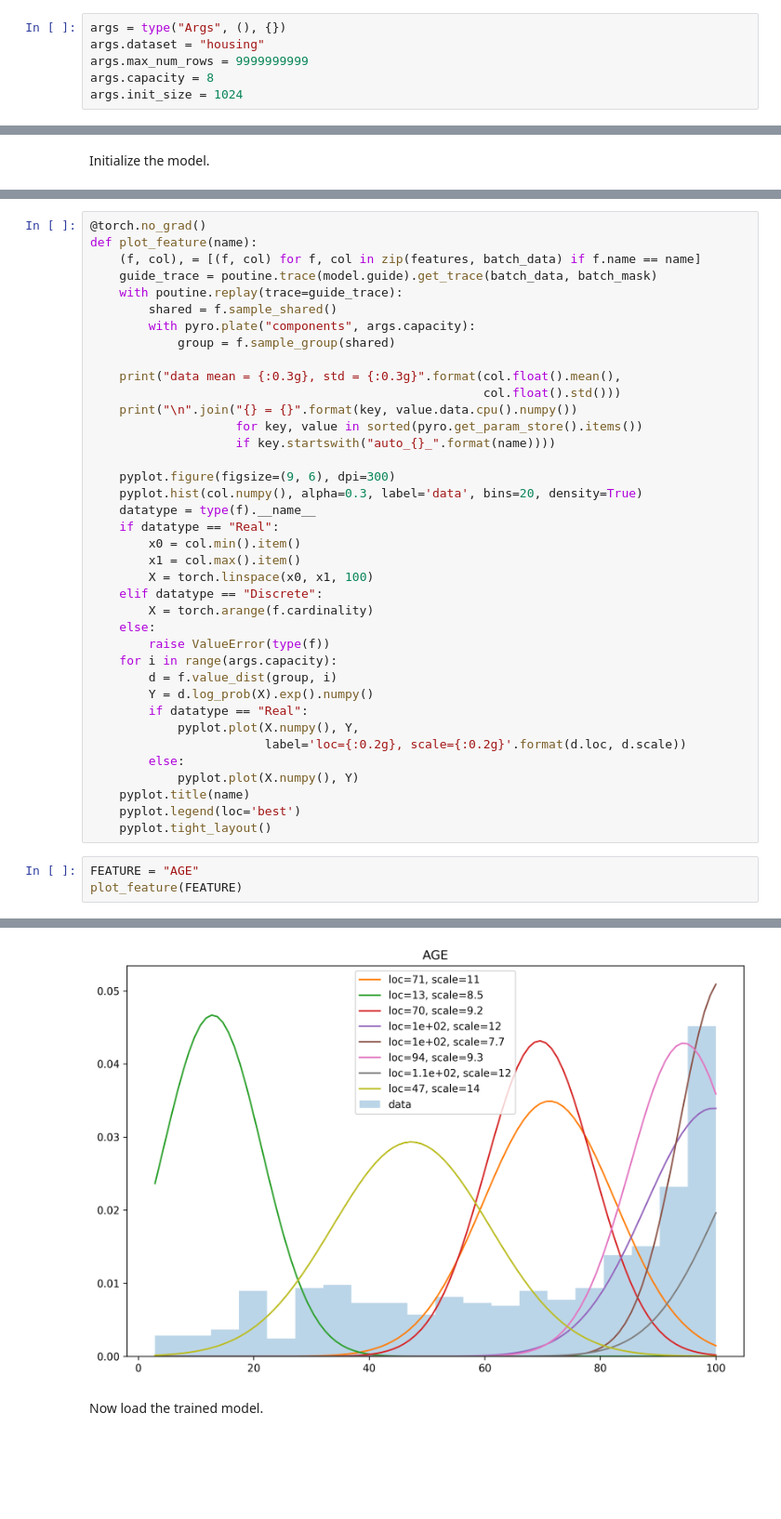
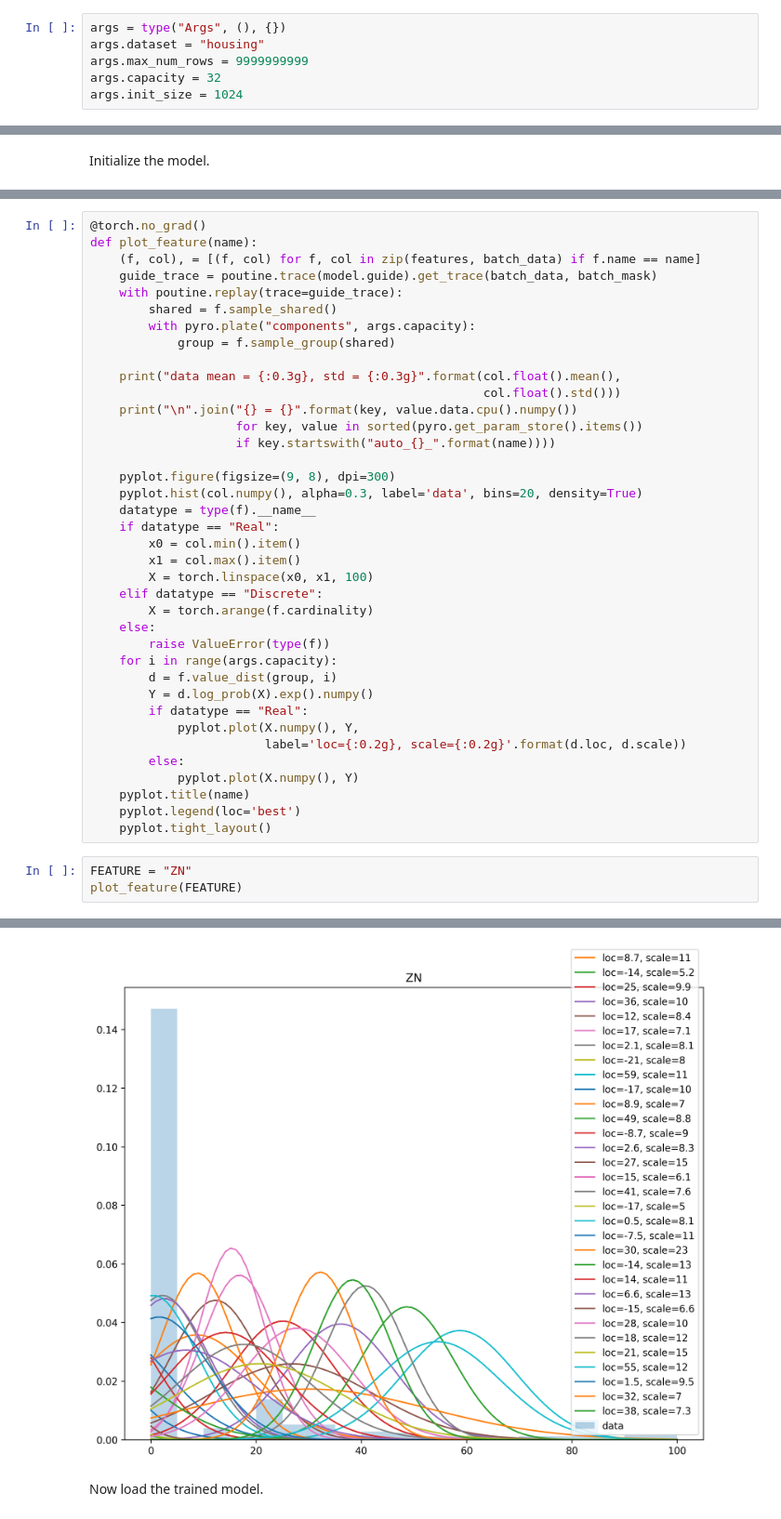
Before and after one commit to fritzo/treecat-exp, a Jupyter notebook: debug_feature_init.ipynb, the cells around one changed output, grey strips where cells are left out. Shown at 93% size. Cells and saved outputs as stored; diff of their text form; blank space fills up the shorter version.

```diff
--- a/debug_feature_init.ipynb
+++ b/debug_feature_init.ipynb
@@ -24,7 +24,7 @@ from matplotlib import pyplot
 args = type("Args", (), {})
 args.dataset = "housing"
 args.max_num_rows = 9999999999
-args.capacity = 8
+args.capacity = 32
 args.init_size = 1024
 # %% [markdown]
 Load data.
@@ -98,7 +98,7 @@ def plot_feature(name):
                     for key, value in sorted(pyro.get_param_store().items())
                     if key.startswith("auto_{}_".format(name))))
 
-    pyplot.figure(figsize=(9, 6), dpi=300)
+    pyplot.figure(figsize=(9, 8), dpi=300)
     pyplot.hist(col.numpy(), alpha=0.3, label='data', bins=20, density=True)
     datatype = type(f).__name__
     if datatype == "Real":
@@ -121,6 +121,6 @@ def plot_feature(name):
     pyplot.legend(loc='best')
     pyplot.tight_layout()
 # %%
-FEATURE = "AGE"
+FEATURE = "ZN"
 plot_feature(FEATURE)
 # %% [output]
@@ -134,4 +140,4 @@ auto_AGE_shared_scale_scale = 1.0
-[figure, old version]
+[figure, new version]
 # %% [markdown]
 Now load the trained model.
 # %%
```
Also changed, not shown: parts of 5 cells of this notebook, 5 other files.
